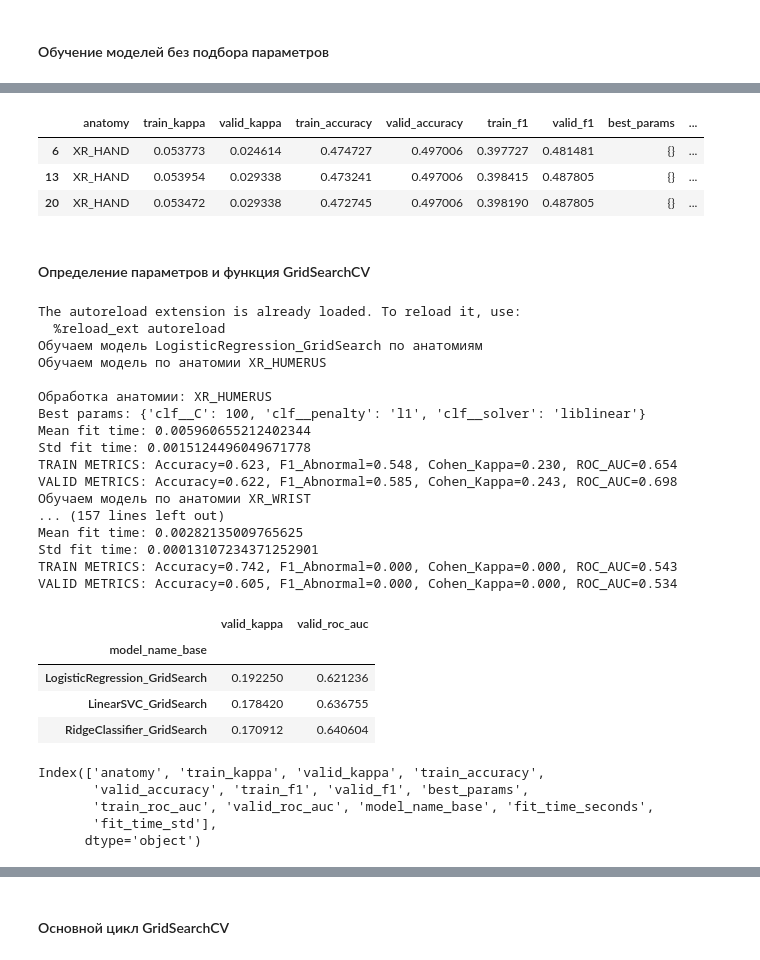
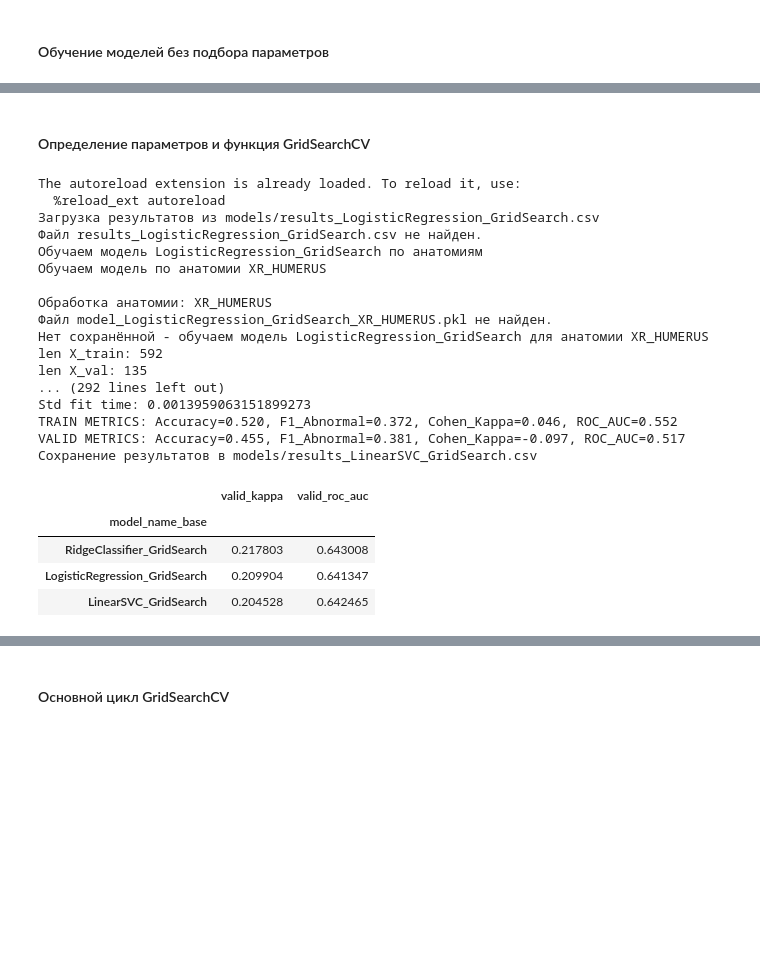
Before and after one commit to Year-project-team-2-Topic-12/Project2025, a Jupyter notebook: ML full.ipynb, the cells around one changed output, grey strips where cells are left out. Cells and saved outputs as stored; diff of their text form; code cells hidden in the pictures; blank space fills up the shorter version.

```diff
--- a/ML full.ipynb
+++ b/ML full.ipynb
@@ -628,10 +619,3 @@ VALID METRICS: Accuracy=0.497, F1_Abnormal=0.488, Cohen_Kappa=0.029, ROC_AUC=0.5
-# %%
-results_linear_fixed_df[results_linear_fixed_df['anatomy']=='XR_HAND']
-# %% [output]
-|  | anatomy | train_kappa | valid_kappa | train_accuracy | valid_accuracy | train_f1 | valid_f1 | best_params | ... |
-| 6 | XR_HAND | 0.053773 | 0.024614 | 0.474727 | 0.497006 | 0.397727 | 0.481481 | {} | ... |
-| 13 | XR_HAND | 0.053954 | 0.029338 | 0.473241 | 0.497006 | 0.398415 | 0.487805 | {} | ... |
-| 20 | XR_HAND | 0.053472 | 0.029338 | 0.472745 | 0.497006 | 0.398190 | 0.487805 | {} | ... |
 # %% [markdown]
 #### Определение параметров и функция GridSearchCV
 # %%
@@ -651,7 +635,7 @@ models_and_params = {
     'LogisticRegression_GridSearch': {
         'pipeline': Pipeline([
             ('scaler', StandardScaler()),
-            ('clf', LogisticRegression())
+            ('clf', LogisticRegression(random_state=42, class_weight='balanced', max_iter=10000))
         ]),
         'params': {
             'clf__C': [0.001, 0.01, 0.1, 1, 10, 100],
@@ -662,7 +646,7 @@ models_and_params = {
     'RidgeClassifier_GridSearch': {
         'pipeline': Pipeline([
             ('scaler', StandardScaler()),
-            ('clf', RidgeClassifier())
+            ('clf', RidgeClassifier(random_state=42, class_weight='balanced', max_iter=10000))
         ]),
         'params': {
             'clf__alpha': [0.001, 0.01, 0.1, 1, 10, 100]
@@ -671,7 +655,7 @@ models_and_params = {
     'LinearSVC_GridSearch': {
         'pipeline': Pipeline([
             ('scaler', StandardScaler()),
-            ('clf', LinearSVC())
+            ('clf', LinearSVC(random_state=42, class_weight='balanced', max_iter=10000))
         ]),
         'params': {
             'clf__C': [0.001, 0.01, 0.1, 1, 10, 100],
@@ -682,55 +666,47 @@ models_and_params = {
     }
 }
 results_linear_gridsearch = []
 results_linear_gridsearch = []
 for model_name, model_data in models_and_params.items():
     model_pipeline = model_data['pipeline']
     model_gridsearch_params = model_data['params']
     results_linear_gridsearch.append(fit_pipeline_anatomies(
         model_pipeline=model_pipeline,
         paths_df=df,
         get_data_for_anatomy=prepare_data_for_anatomy,
         model_name_base=model_name,
         param_grid=model_gridsearch_params,
         use_decision_function=False if model_name == 'LogisticRegression_GridSearch' else True))
 #     mean_kappa_fixed = df_fixed.groupby('Model')['Cohen_Kappa'].mean().sort_values(ascending=False)
 #     print("\nСРЕДНИЙ KAPPA ПО МОДЕЛЯМ (ФИКСИРОВАННЫЕ ПАРАМЕТРЫ)")
 #     for model_name, avg_kappa in mean_kappa_fixed.items():
 #         print(f"{model_name}: {avg_kappa:.3f}")
 results_linear_gridsearch_df = pd.concat(results_linear_gridsearch, ignore_index=True)
 results_linear_gridsearch_avg_df = results_linear_gridsearch_df.groupby('model_name_base')[['valid_kappa', 'valid_roc_auc']].mean().sort_values(by=['valid_kappa', 'valid_roc_auc'], ascending=False)
 display(results_linear_gridsearch_avg_df)
 # %% [output]
 The autoreload extension is already loaded. To reload it, use:
   %reload_ext autoreload
+Загрузка результатов из models/results_LogisticRegression_GridSearch.csv
+Файл results_LogisticRegression_GridSearch.csv не найден.
 Обучаем модель LogisticRegression_GridSearch по анатомиям
 Обучаем модель по анатомии XR_HUMERUS
 
 Обработка анатомии: XR_HUMERUS
-Best params: {'clf__C': 100, 'clf__penalty': 'l1', 'clf__solver': 'liblinear'}
-Mean fit time: 0.005960655212402344
-Std fit time: 0.0015124496049671778
-TRAIN METRICS: Accuracy=0.623, F1_Abnormal=0.548, Cohen_Kappa=0.230, ROC_AUC=0.654
-VALID METRICS: Accuracy=0.622, F1_Abnormal=0.585, Cohen_Kappa=0.243, ROC_AUC=0.698
-Обучаем модель по анатомии XR_WRIST
-... (157 lines left out)
-Mean fit time: 0.00282135009765625
-Std fit time: 0.00013107234371252901
-TRAIN METRICS: Accuracy=0.742, F1_Abnormal=0.000, Cohen_Kappa=0.000, ROC_AUC=0.543
-VALID METRICS: Accuracy=0.605, F1_Abnormal=0.000, Cohen_Kappa=0.000, ROC_AUC=0.534
+Файл model_LogisticRegression_GridSearch_XR_HUMERUS.pkl не найден.
+Нет сохранённой - обучаем модель LogisticRegression_GridSearch для анатомии XR_HUMERUS
+len X_train: 592
+len X_val: 135
+... (292 lines left out)
+Std fit time: 0.0013959063151899273
+TRAIN METRICS: Accuracy=0.520, F1_Abnormal=0.372, Cohen_Kappa=0.046, ROC_AUC=0.552
+VALID METRICS: Accuracy=0.455, F1_Abnormal=0.381, Cohen_Kappa=-0.097, ROC_AUC=0.517
+Сохранение результатов в models/results_LinearSVC_GridSearch.csv
 |  | valid_kappa | valid_roc_auc |
 | model_name_base |  |  |
-| LogisticRegression_GridSearch | 0.192250 | 0.621236 |
-| LinearSVC_GridSearch | 0.178420 | 0.636755 |
-| RidgeClassifier_GridSearch | 0.170912 | 0.640604 |
+| RidgeClassifier_GridSearch | 0.217803 | 0.643008 |
+| LogisticRegression_GridSearch | 0.209904 | 0.641347 |
+| LinearSVC_GridSearch | 0.204528 | 0.642465 |
-# %%
-results_linear_gridsearch_df.keys()
-# %% [output]
-Index(['anatomy', 'train_kappa', 'valid_kappa', 'train_accuracy',
-       'valid_accuracy', 'train_f1', 'valid_f1', 'best_params',
-       'train_roc_auc', 'valid_roc_auc', 'model_name_base', 'fit_time_seconds',
-       'fit_time_std'],
-      dtype='object')
 # %%
 results_linear_gridsearch_df[results_linear_gridsearch_df['anatomy']=='XR_HAND']
 # %% [output]
```
Also changed, not shown: parts of 8 cells of this notebook, 6 other files.
